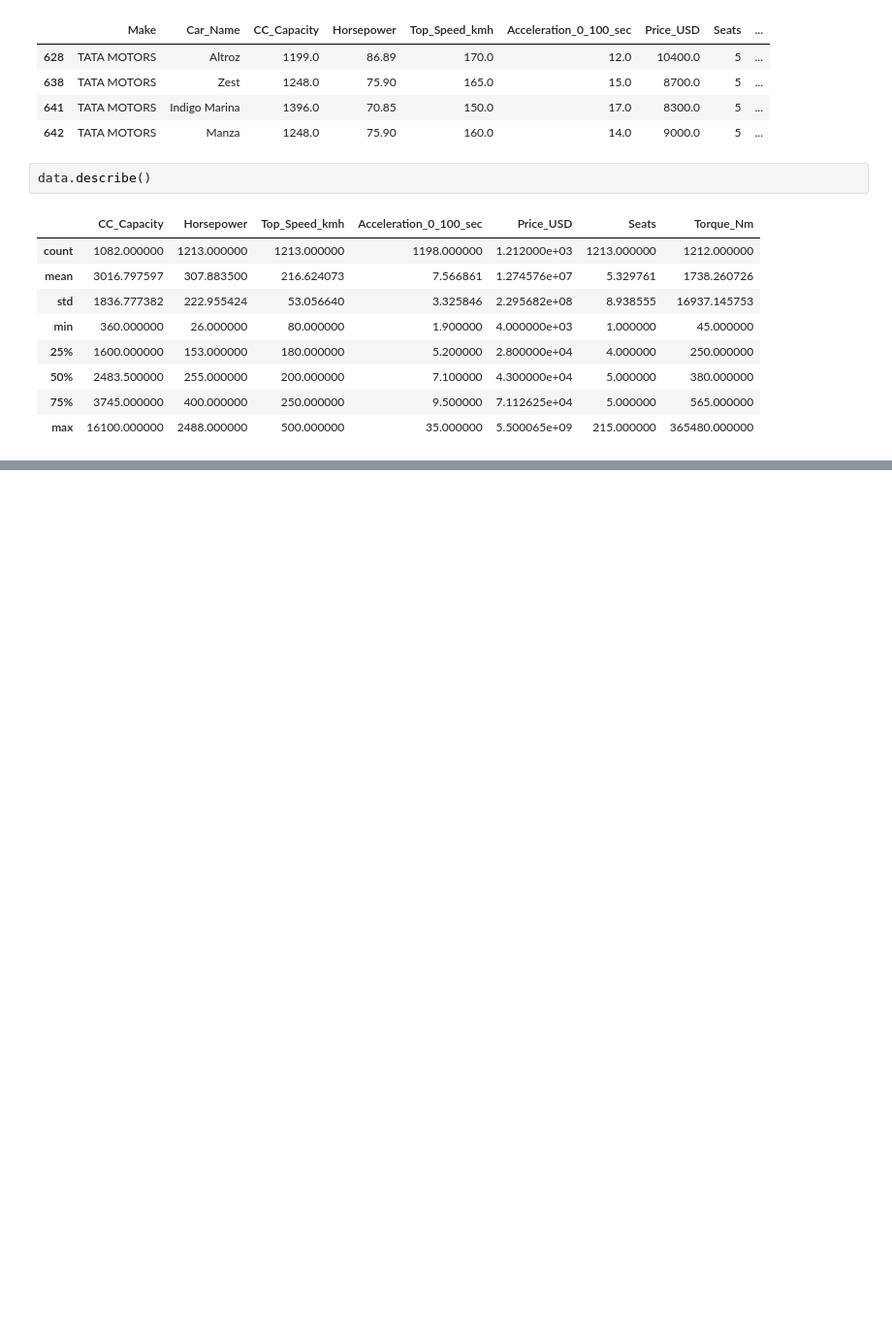
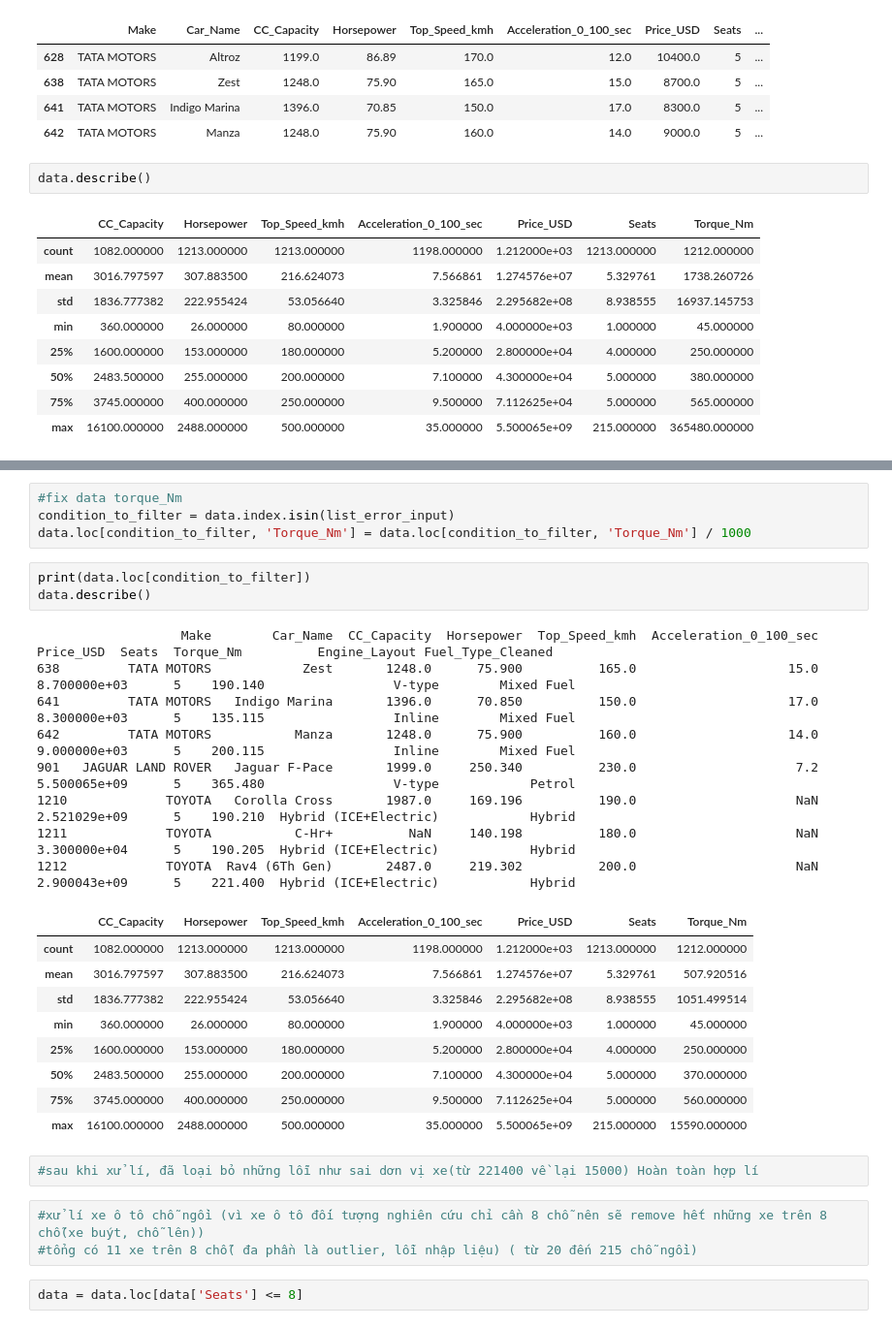
Before and after one commit to NganUyen/Cars, a Jupyter notebook: data_processing/Understand_data.ipynb, the cells around one changed output, grey strips where cells are left out. Shown at 97% size. Cells and saved outputs as stored; diff of their text form; blank space fills up the shorter version.

```diff
--- a/data_processing/Understand_data.ipynb
+++ b/data_processing/Understand_data.ipynb
@@ -243,0 +257,32 @@ data.describe()
+# %%
+#fix data torque_Nm
+condition_to_filter = data.index.isin(list_error_input)
+data.loc[condition_to_filter, 'Torque_Nm'] = data.loc[condition_to_filter, 'Torque_Nm'] / 1000
+# %%
+print(data.loc[condition_to_filter])
+data.describe()
+# %% [output]
+                   Make        Car_Name  CC_Capacity  Horsepower  Top_Speed_kmh  Acceleration_0_100_sec     Price_USD  Seats  Torque_Nm          Engine_Layout Fuel_Type_Cleaned
+638         TATA MOTORS            Zest       1248.0      75.900          165.0                    15.0  8.700000e+03      5    190.140                 V-type        Mixed Fuel
+641         TATA MOTORS   Indigo Marina       1396.0      70.850          150.0                    17.0  8.300000e+03      5    135.115                 Inline        Mixed Fuel
+642         TATA MOTORS           Manza       1248.0      75.900          160.0                    14.0  9.000000e+03      5    200.115                 Inline        Mixed Fuel
+901   JAGUAR LAND ROVER   Jaguar F-Pace       1999.0     250.340          230.0                     7.2  5.500065e+09      5    365.480                 V-type            Petrol
+1210             TOYOTA   Corolla Cross       1987.0     169.196          190.0                     NaN  2.521029e+09      5    190.210  Hybrid (ICE+Electric)            Hybrid
+1211             TOYOTA           C-Hr+          NaN     140.198          180.0                     NaN  3.300000e+04      5    190.205  Hybrid (ICE+Electric)            Hybrid
+1212             TOYOTA  Rav4 (6Th Gen)       2487.0     219.302          200.0                     NaN  2.900043e+09      5    221.400  Hybrid (ICE+Electric)            Hybrid
+|  | CC_Capacity | Horsepower | Top_Speed_kmh | Acceleration_0_100_sec | Price_USD | Seats | Torque_Nm |
+| count | 1082.000000 | 1213.000000 | 1213.000000 | 1198.000000 | 1.212000e+03 | 1213.000000 | 1212.000000 |
+| mean | 3016.797597 | 307.883500 | 216.624073 | 7.566861 | 1.274576e+07 | 5.329761 | 507.920516 |
+| std | 1836.777382 | 222.955424 | 53.056640 | 3.325846 | 2.295682e+08 | 8.938555 | 1051.499514 |
+| min | 360.000000 | 26.000000 | 80.000000 | 1.900000 | 4.000000e+03 | 1.000000 | 45.000000 |
+| 25% | 1600.000000 | 153.000000 | 180.000000 | 5.200000 | 2.800000e+04 | 4.000000 | 250.000000 |
+| 50% | 2483.500000 | 255.000000 | 200.000000 | 7.100000 | 4.300000e+04 | 5.000000 | 370.000000 |
+| 75% | 3745.000000 | 400.000000 | 250.000000 | 9.500000 | 7.112625e+04 | 5.000000 | 560.000000 |
+| max | 16100.000000 | 2488.000000 | 500.000000 | 35.000000 | 5.500065e+09 | 215.000000 | 15590.000000 |
+# %%
+#sau khi xử lí, đã loại bỏ những lỗi như sai dơn vị xe(từ 221400 về lại 15000) Hoàn toàn hợp lí
+# %%
+#xử lí xe ô tô chỗ ngồi (vì xe ô tô đối tượng nghiên cứu chỉ cần 8 chỗ nên sẽ remove hết những xe trên 8 chỗ(xe buýt, chỗ lên))
+#tổng có 11 xe trên 8 chỗ( đa phần là outlier, lỗi nhập liệu) ( từ 20 đến 215 chỗ ngồi)
+# %%
+data = data.loc[data['Seats'] <= 8]
```
Also changed, not shown: parts of 3 cells of this notebook.
